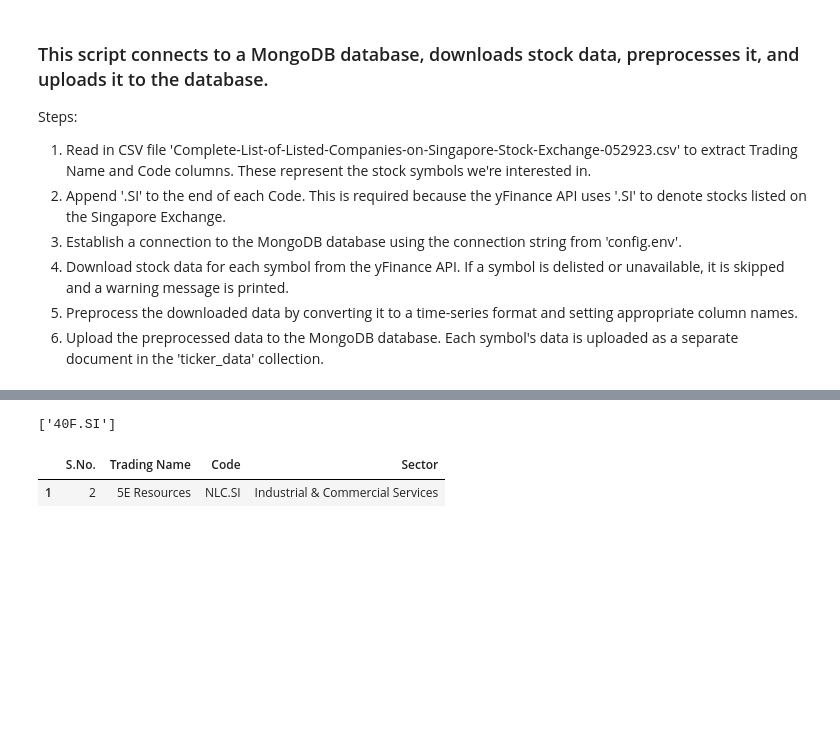
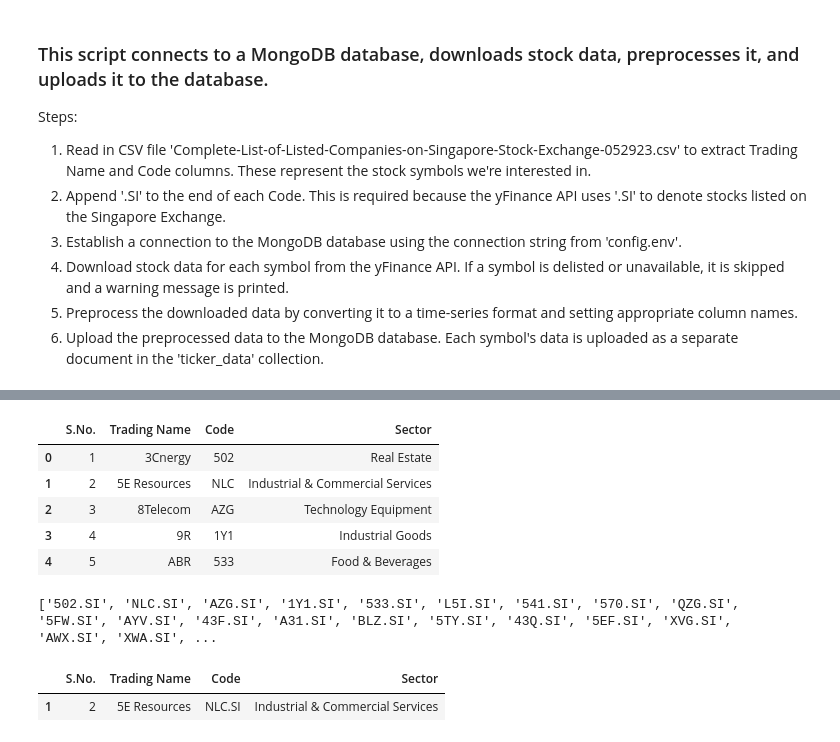
Before and after one commit to Darrel-Koh/Bulls-AI, a Jupyter notebook: mern/ML/updateTickerData.ipynb, the cells around one changed output, grey strips where cells are left out. Cells and saved outputs as stored; diff of their text form; code cells hidden in the pictures; blank space fills up the shorter version.

```diff
--- a/mern/ML/updateTickerData.ipynb
+++ b/mern/ML/updateTickerData.ipynb
@@ -11,0 +44,14 @@ Steps:
+# %%
+# Read in the data from the csv file
+path = "../../Data/Complete-List-of-Listed-Companies-on-Singapore-Stock-Exchange-052923.csv"
+
+# Read the data into a DataFrame
+SGXdf = pd.read_csv(path)
+SGXdf.head()
+# %% [output]
+|  | S.No. | Trading Name | Code | Sector |
+| 0 | 1 | 3Cnergy | 502 | Real Estate |
+| 1 | 2 | 5E Resources | NLC | Industrial & Commercial Services |
+| 2 | 3 | 8Telecom | AZG | Technology Equipment |
+| 3 | 4 | 9R | 1Y1 | Industrial Goods |
+| 4 | 5 | ABR | 533 | Food & Beverages |
@@ -13,10 +72,10 @@ Steps:
 # Define the stock symbols and time range
 # symbols = ['U96.SI', 'NLC.SI']
 # symbols_list = ['L5I.SI', '541.SI', 'QZG.SI']
-symbols_list = ['40F.SI']
+# symbols_list = ['40F.SI']
 print(symbols_list)
 # %% [output]
-['40F.SI']
+['502.SI', 'NLC.SI', 'AZG.SI', '1Y1.SI', '533.SI', 'L5I.SI', '541.SI', '570.SI', 'QZG.SI', '5FW.SI', 'AYV.SI', '43F.SI', 'A31.SI', 'BLZ.SI', '5TY.SI', '43Q.SI', '5EF.SI', 'XVG.SI', 'AWX.SI', 'XWA.SI', ...
 # %%
 # Find the matching row in SGXdf for the current symbol
 matched_row = SGXdf[SGXdf['Code'] == 'NLC.SI']
```
Also changed, not shown: parts of 4 cells of this notebook, 1 other file.
